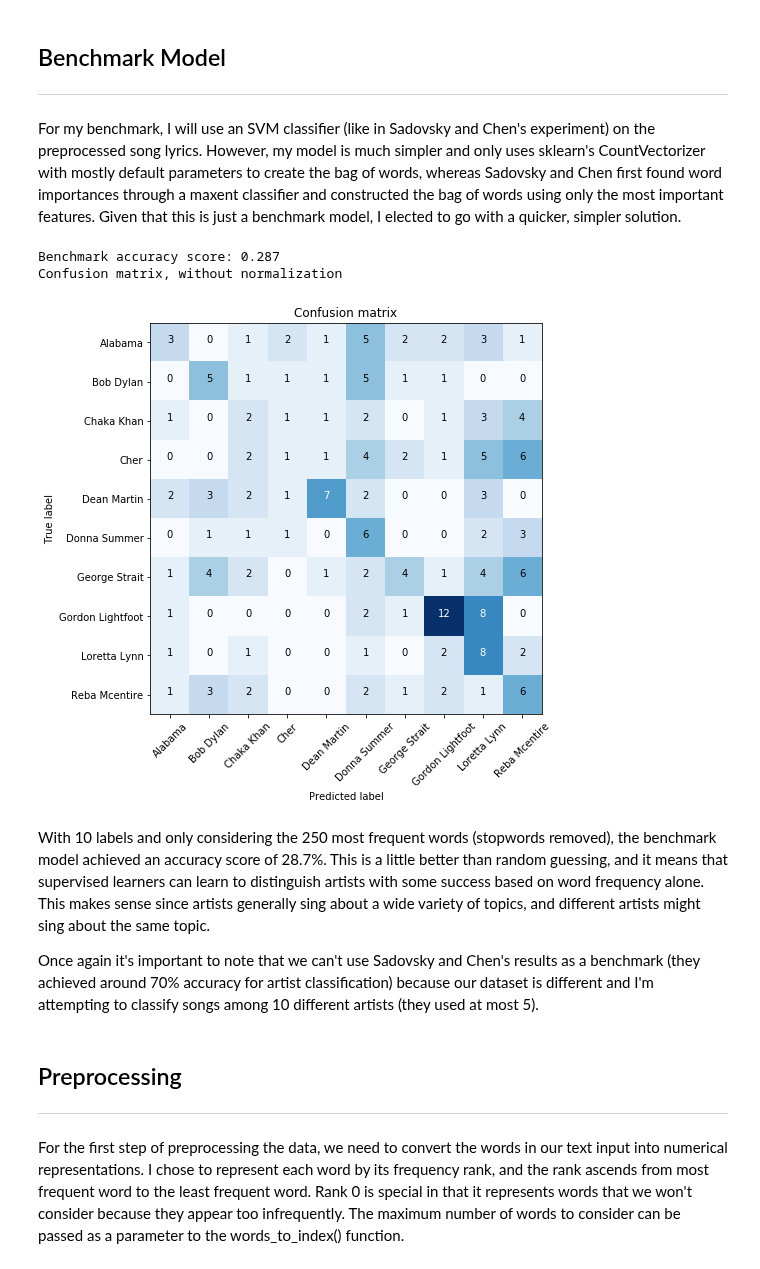
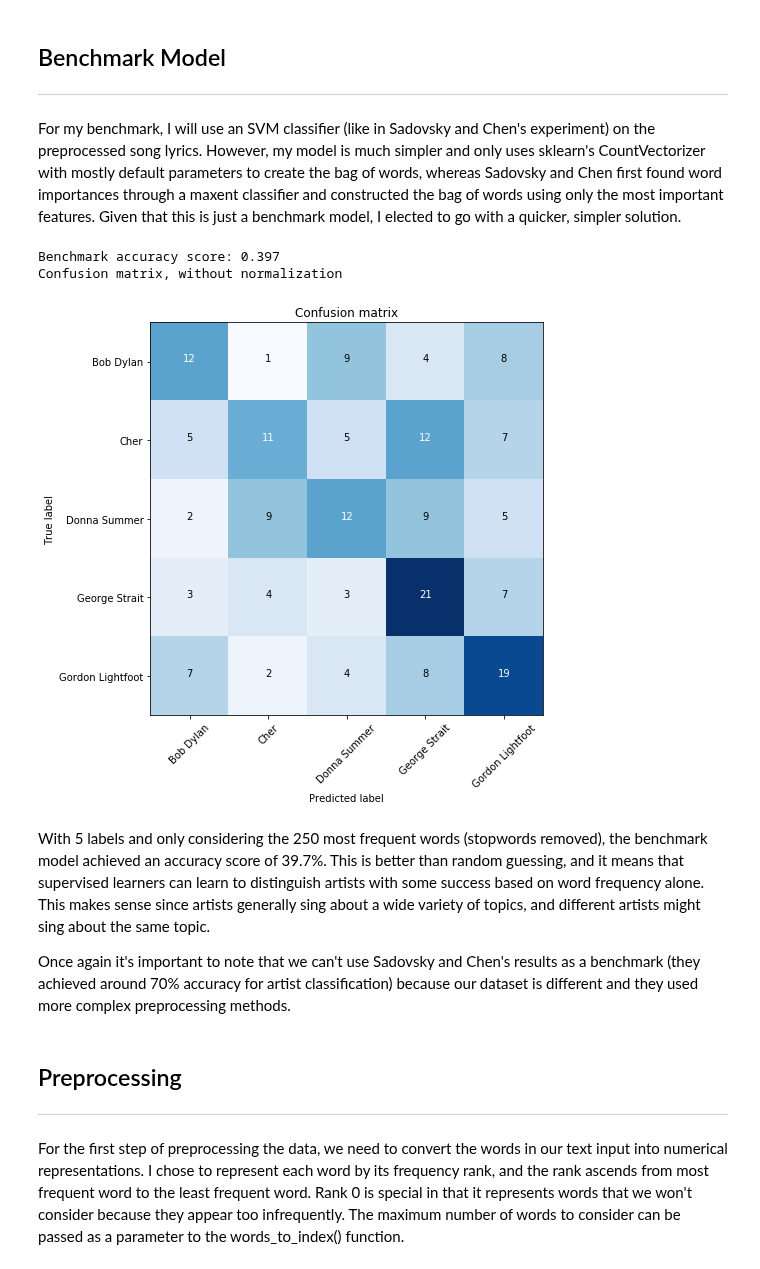
Before and after one commit to greg-mogavero/song-lyrics-classification, a Jupyter notebook: capstone.ipynb, the cells around one changed output. Drawn from its saved outputs; the diff is of its cells as text; code cells hidden in the pictures.

```diff
--- a/capstone.ipynb
+++ b/capstone.ipynb
@@ -68,7 +63,7 @@ num_songs_per_artist[:10]
 # %% [markdown]
 We can see that the number of songs per artist ranges from 1 to 191, with a mean of 89.658 and a standard deviation of 54.689. If we were to use the entire dataset, we would see a big class imbalance, and the supervised learner would struggle to learn anything meaningful about the artists with a relatively small number of songs. But if we just use the 10 artists with the most songs, we get a dataset with fairly balanced classes. This also ensures we will get a meaningful accuracy score when evaluating our model's performance. Let's reduce our dataset down to these 10 artists now.
 # %%
-data = data[data["artist"].map(lambda x: x in num_songs_per_artist["artist"][:10].values)]
+data = data[data["artist"].map(lambda x: x in num_songs_per_artist["artist"][:5].values)]
 data.reset_index(drop=True, inplace=True)
 
 # describe the stats of the new dataset
@@ -92,38 +87,38 @@ For my benchmark, I will use an SVM classifier (like in Sadovsky and Chen's expe
 # %%
 %matplotlib inline
 
 import matplotlib.pyplot as plt
 from sklearn.svm import SVC
 from sklearn.metrics import accuracy_score
 from sklearn.metrics import precision_score
 from sklearn.metrics import recall_score
 from sklearn.metrics import confusion_matrix
 from sklearn.model_selection import train_test_split
 from sklearn.feature_extraction.text import CountVectorizer
 from visualization import plot_confusion_matrix
 
 y = data["artist"]
 cv = CountVectorizer(stop_words="english", max_features=250)
 X = cv.fit_transform(data["text"])
 
-X_train, X_test, y_train, y_test = train_test_split(X, y, test_size = 0.1, random_state=42)
+X_train, X_test, y_train, y_test = train_test_split(X, y, test_size = 0.2, random_state=42)
 
 clf = SVC(random_state=42)
 clf.fit(X_train, y_train)
 pred = clf.predict(X_test)
 
 print("Benchmark accuracy score: {:.3f}".format(accuracy_score(y_test, pred)))
 class_names = data["artist"].unique()
 plt.figure(figsize=(7, 7))
 plot_confusion_matrix(confusion_matrix(y_test, pred, labels=class_names), class_names)
 # %% [output]
-Benchmark accuracy score: 0.287
+Benchmark accuracy score: 0.397
 Confusion matrix, without normalization
-[figure, old version]
+[figure, new version]
 # %% [markdown]
-With 10 labels and only considering the 250 most frequent words (stopwords removed), the benchmark model achieved an accuracy score of 28.7%. This is a little better than random guessing, and it means that supervised learners can learn to distinguish artists with some success based on word frequency alone. This makes sense since artists generally sing about a wide variety of topics, and different artists might sing about the same topic.
+With 5 labels and only considering the 250 most frequent words (stopwords removed), the benchmark model achieved an accuracy score of 39.7%. This is better than random guessing, and it means that supervised learners can learn to distinguish artists with some success based on word frequency alone. This makes sense since artists generally sing about a wide variety of topics, and different artists might sing about the same topic.
 
-Once again it's important to note that we can't use Sadovsky and Chen's results as a benchmark (they achieved around 70% accuracy for artist classification) because our dataset is different and I'm attempting to classify songs among 10 different artists (they used at most 5).
+Once again it's important to note that we can't use Sadovsky and Chen's results as a benchmark (they achieved around 70% accuracy for artist classification) because our dataset is different and they used more complex preprocessing methods.
 # %% [markdown]
 ## Preprocessing
 ---
```
Also changed, not shown: parts of 11 cells of this notebook, 2 other files.
